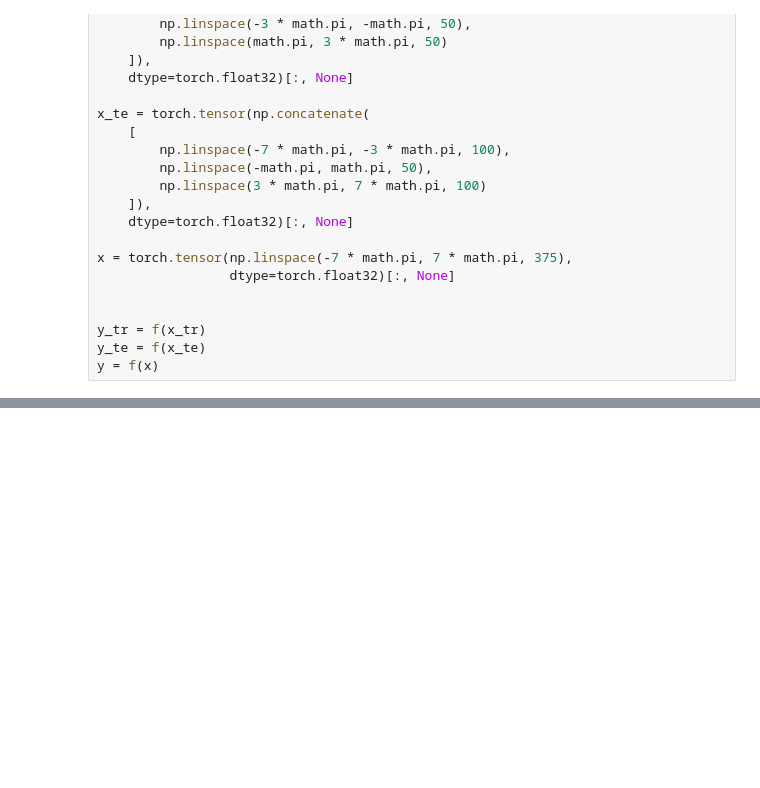
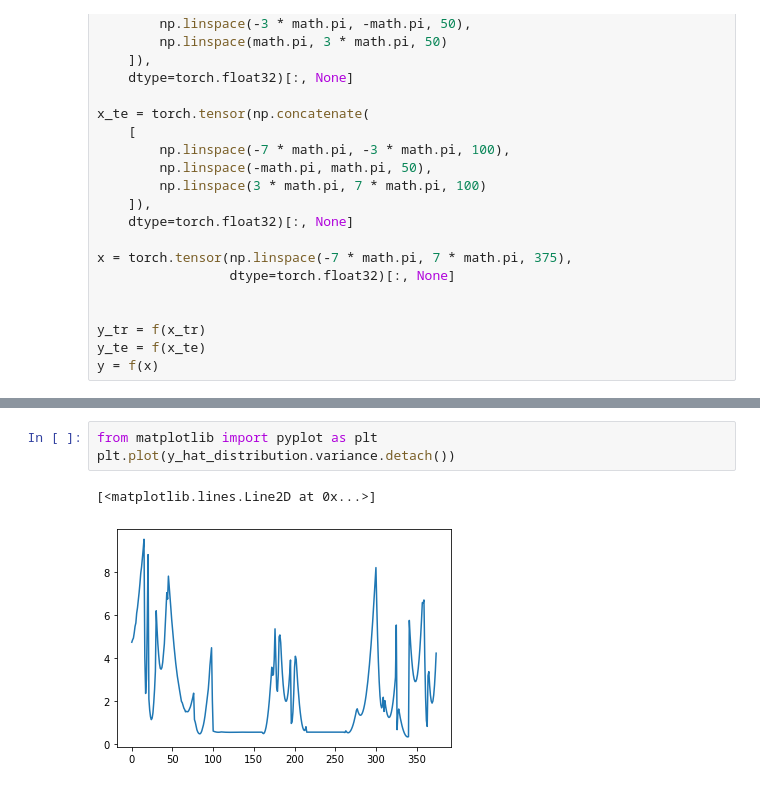
Before and after one commit to choderalab/pinot, a Jupyter notebook: scripts/gp/gp_variational_playground.ipynb, the cells around one changed output, grey strips where cells are left out. Drawn from its saved outputs; the diff is of its cells as text; blank space fills up the shorter version.

```diff
--- a/scripts/gp/gp_variational_playground.ipynb
+++ b/scripts/gp/gp_variational_playground.ipynb
@@ -97,3 +115,9 @@ torch.Size([375])
+# %%
+from matplotlib import pyplot as plt
+plt.plot(y_hat_distribution.variance.detach())
+# %% [output]
+[<matplotlib.lines.Line2D at 0x...>]
+[figure, added]
 # %%
 def plot():
     from pinot.inference.utils import confidence_interval
```
Also changed, not shown: parts of 13 cells of this notebook, 1 other file.
